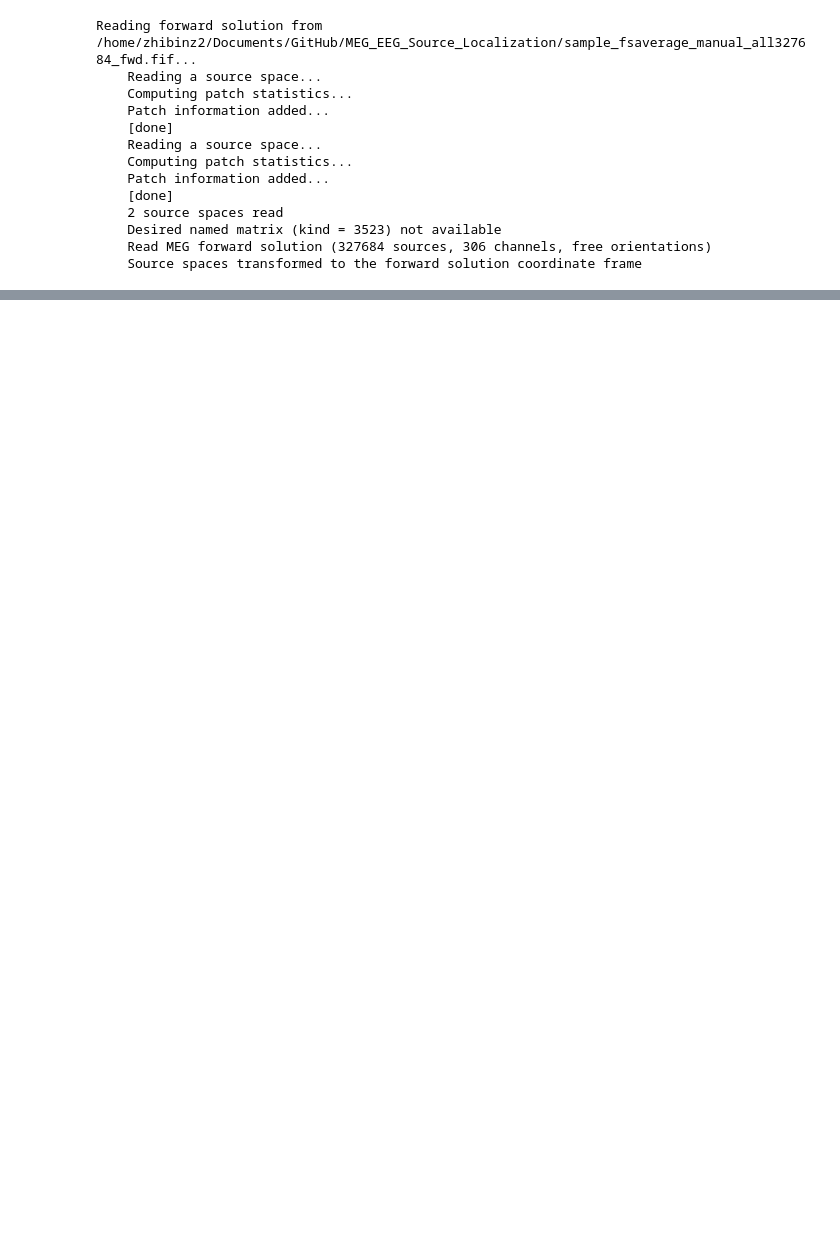
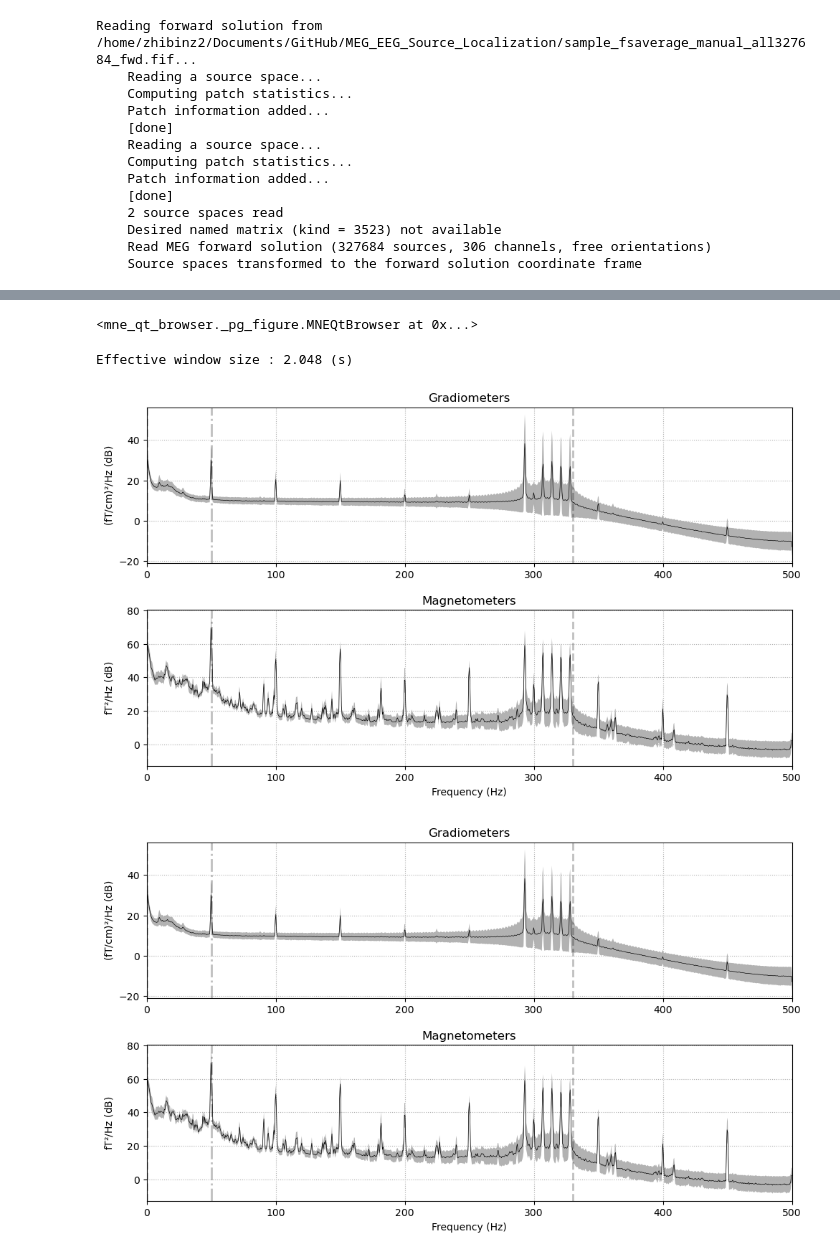
Before and after one commit to zhibinz2/MEG_EEG_Source_Localization, a Jupyter notebook: test_scripts/test.ipynb, the cells around one changed output, grey strips where cells are left out. Cells and saved outputs as stored; diff of their text form; code cells hidden in the pictures; blank space fills up the shorter version.

```diff
--- a/test_scripts/test.ipynb
+++ b/test_scripts/test.ipynb
@@ -31,0 +43,6 @@ forward
+# %%
+# https://mne.tools/stable/auto_tutorials/raw/40_visualize_raw.html#sphx-glr-auto-tutorials-raw-40-visualize-raw-py
+import mne
+sample_data_raw_file='C:/Users/zhouz\Downloads/CC110033/rest/rest_raw.fif'
+raw = mne.io.read_raw_fif(sample_data_raw_file)
+raw.crop(tmax=60).load_data()
@@ -31,0 +76,11 @@ forward
+# %%
+raw.plot()
+# %% [output]
+<mne_qt_browser._pg_figure.MNEQtBrowser at 0x...>
+# %%
+spectrum = raw.compute_psd()
+spectrum.plot(average=True, picks="data", exclude="bads")
+# %% [output]
+Effective window size : 2.048 (s)
+[figure, added]
+[figure, added]
```
Also changed, not shown: parts of 2 cells of this notebook, 1 other file.
